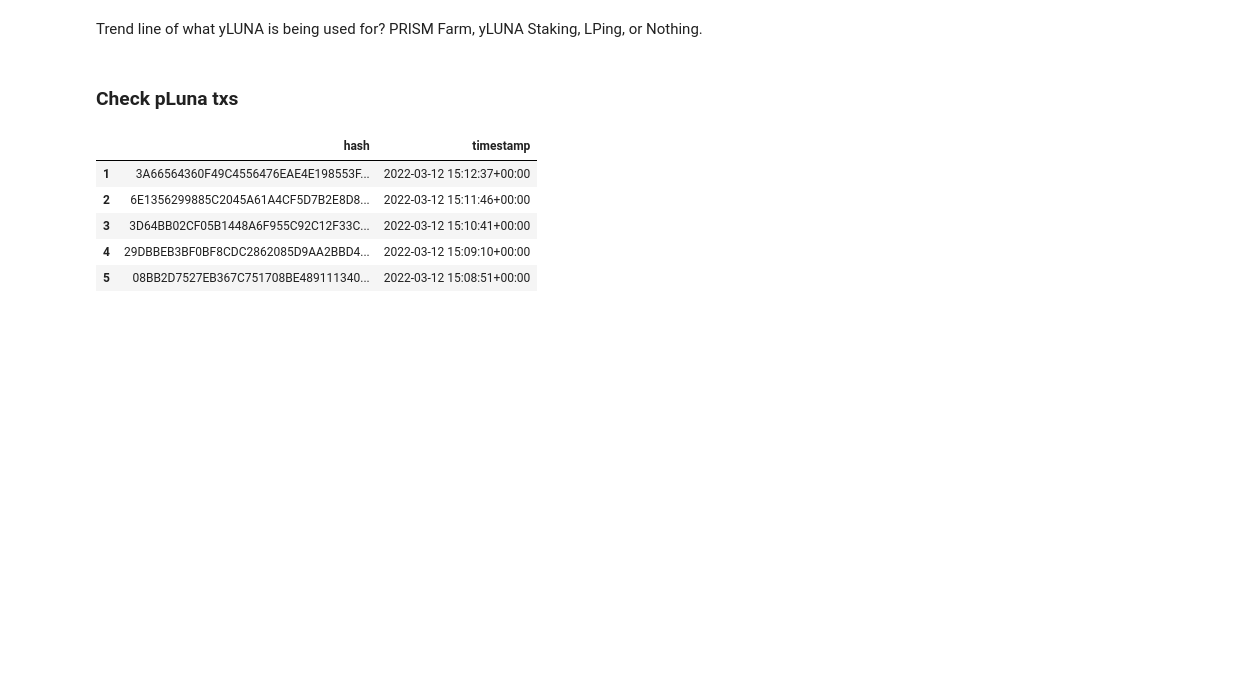
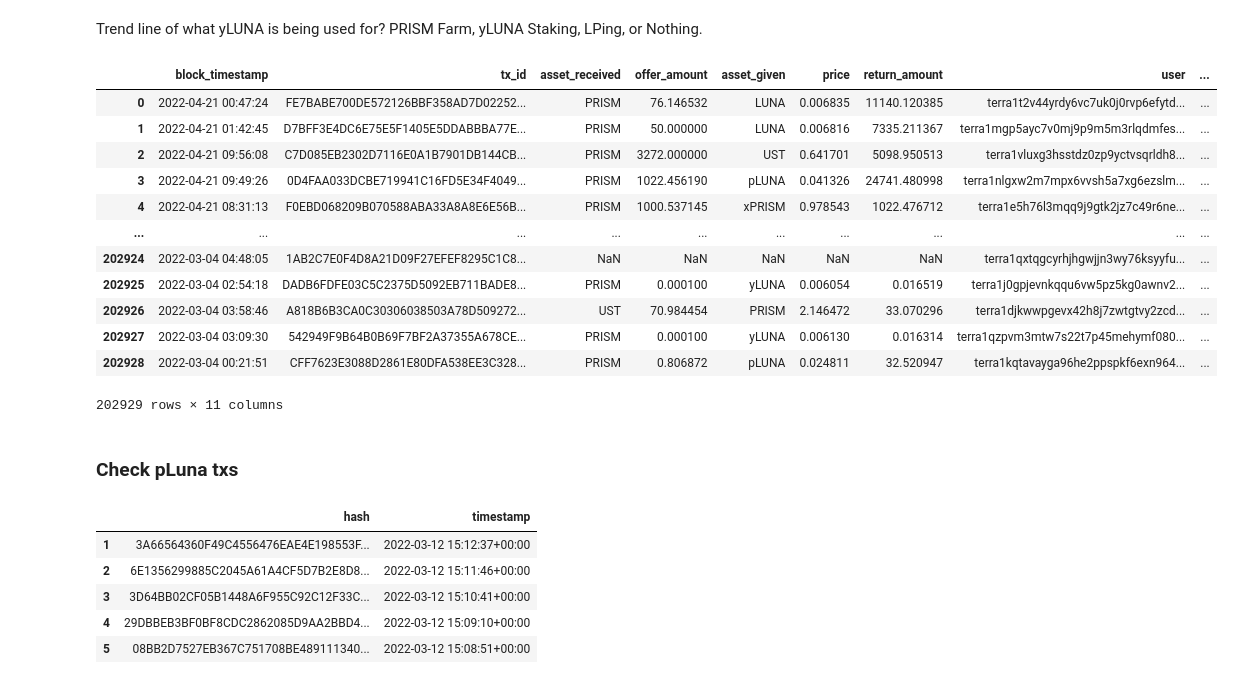
Before and after one commit to IncioMan/prism_analytics, a Jupyter notebook: notebook/prism_analytics.ipynb, the cells around one changed output. Drawn from its saved outputs; the diff is of its cells as text; code cells hidden in the pictures; blank space fills up the shorter version.

Commit message:
wip prism claimed swapped

```diff
--- a/notebook/prism_analytics.ipynb
+++ b/notebook/prism_analytics.ipynb
@@ -612,6 +612,22 @@ pdp.refact_delta(refract_dp.all_refreact)
 pdp.all_delta()
 pdp.all_deltas = pdp.fill_date_gaps(pdp.all_deltas)
 pdp.unused_asset(pdp.all_deltas)
+# %%
+swaps_dp.swaps_df_all
+# %% [output]
+|  | block_timestamp | tx_id | asset_received | offer_amount | asset_given | price | return_amount | user | ... |
+| 0 | 2022-04-21 00:47:24 | FE7BABE700DE572126BBF358AD7D02252... | PRISM | 76.146532 | LUNA | 0.006835 | 11140.120385 | terra1t2v44yrdy6vc7uk0j0rvp6efytd... | ... |
+| 1 | 2022-04-21 01:42:45 | D7BFF3E4DC6E75E5F1405E5DDABBBA77E... | PRISM | 50.000000 | LUNA | 0.006816 | 7335.211367 | terra1mgp5ayc7v0mj9p9m5m3rlqdmfes... | ... |
+| 2 | 2022-04-21 09:56:08 | C7D085EB2302D7116E0A1B7901DB144CB... | PRISM | 3272.000000 | UST | 0.641701 | 5098.950513 | terra1vluxg3hsstdz0zp9yctvsqrldh8... | ... |
+| 3 | 2022-04-21 09:49:26 | 0D4FAA033DCBE719941C16FD5E34F4049... | PRISM | 1022.456190 | pLUNA | 0.041326 | 24741.480998 | terra1nlgxw2m7mpx6vvsh5a7xg6ezslm... | ... |
+| 4 | 2022-04-21 08:31:13 | F0EBD068209B070588ABA33A8A8E6E56B... | PRISM | 1000.537145 | xPRISM | 0.978543 | 1022.476712 | terra1e5h76l3mqq9j9gtk2jz7c49r6ne... | ... |
+| ... | ... | ... | ... | ... | ... | ... | ... | ... | ... |
+| 202924 | 2022-03-04 04:48:05 | 1AB2C7E0F4D8A21D09F27EFEF8295C1C8... | NaN | NaN | NaN | NaN | NaN | terra1qxtqgcyrhjhgwjjn3wy76ksyyfu... | ... |
+| 202925 | 2022-03-04 02:54:18 | DADB6FDFE03C5C2375D5092EB711BADE8... | PRISM | 0.000100 | yLUNA | 0.006054 | 0.016519 | terra1j0gpjevnkqqu6vw5pz5kg0awnv2... | ... |
+| 202926 | 2022-03-04 03:58:46 | A818B6B3CA0C30306038503A78D509272... | UST | 70.984454 | PRISM | 2.146472 | 33.070296 | terra1djkwwpgevx42h8j7zwtgtvy2zcd... | ... |
+| 202927 | 2022-03-04 03:09:30 | 542949F9B64B0B69F7BF2A37355A678CE... | PRISM | 0.000100 | yLUNA | 0.006130 | 0.016314 | terra1qzpvm3mtw7s22t7p45mehymf080... | ... |
+| 202928 | 2022-03-04 00:21:51 | CFF7623E3088D2861E80DFA538EE3C328... | PRISM | 0.806872 | pLUNA | 0.024811 | 32.520947 | terra1kqtavayga96he2ppspkf6exn964... | ... |
+202929 rows × 11 columns
 # %% [markdown]
 ### Check pLuna txs
 # %%
```
Also changed, not shown: 2 other files.
